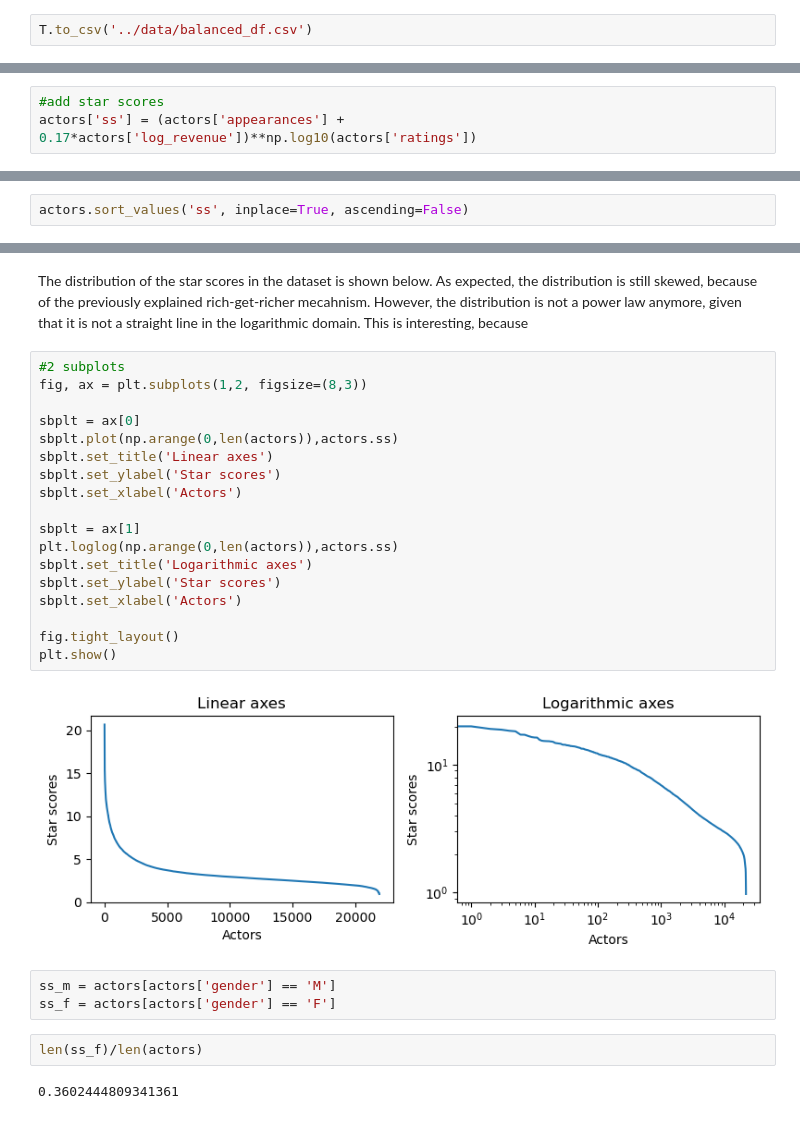
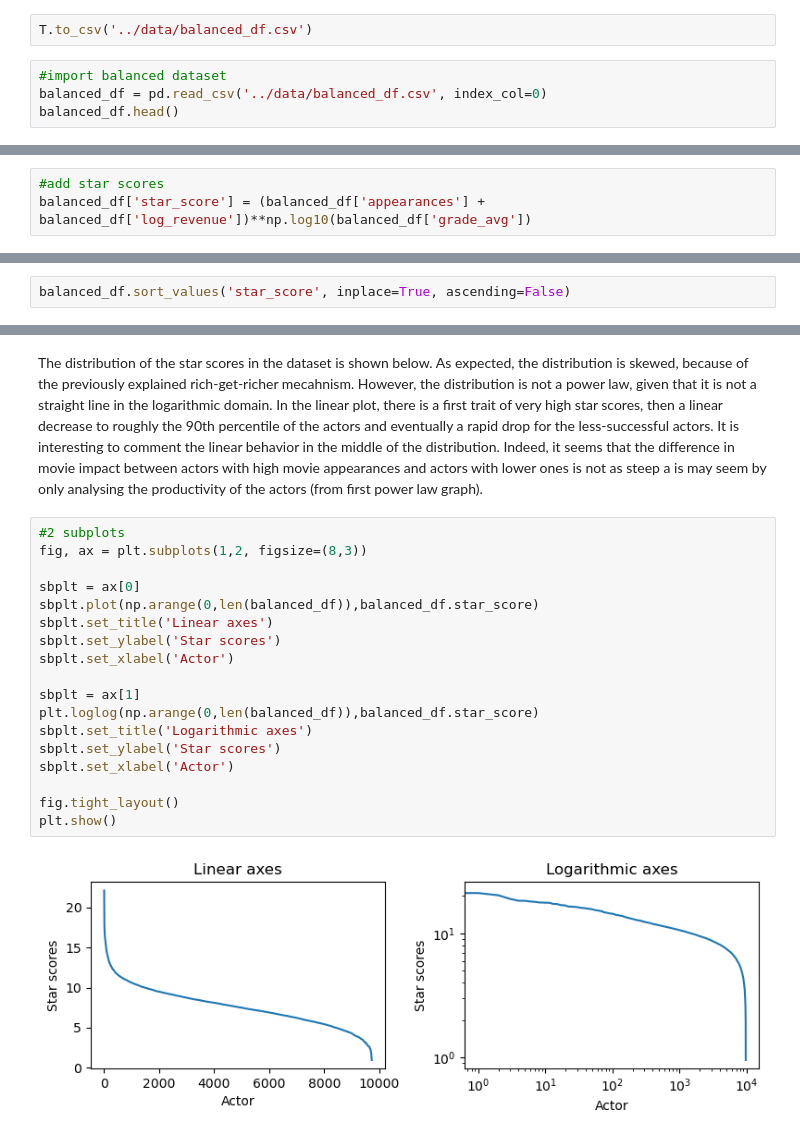
Before and after one commit to louisleger/ada-final-project, a Jupyter notebook: src/Observational_study.ipynb, the cells around one changed output, grey strips where cells are left out. Saved outputs shown, nothing was run; the diff lists cells and outputs as text.

```diff
--- a/src/Observational_study.ipynb
+++ b/src/Observational_study.ipynb
@@ -324,3 +290,7 @@ for i in range(len(count)):
     T = T.append(balanced_df)
 # %%
 T.to_csv('../data/balanced_df.csv')
+# %%
+#import balanced dataset
+balanced_df = pd.read_csv('../data/balanced_df.csv', index_col=0)
+balanced_df.head()
@@ -457,3 +356,3 @@ actors['log_revenue'] = actors['revenues'].apply('log')
 # %%
 #add star scores
-actors['ss'] = (actors['appearances'] + 0.17*actors['log_revenue'])**np.log10(actors['ratings'])
+balanced_df['star_score'] = (balanced_df['appearances'] + balanced_df['log_revenue'])**np.log10(balanced_df['grade_avg'])
@@ -467,2 +359,2 @@ actors.head(3)
 # %%
-actors.sort_values('ss', inplace=True, ascending=False)
+balanced_df.sort_values('star_score', inplace=True, ascending=False)
@@ -469,29 +368,23 @@ actors.sort_values('ss', inplace=True, ascending=False)
 # %% [markdown]
-The distribution of the star scores in the dataset is shown below. As expected, the distribution is still skewed, because of the previously explained rich-get-richer mecahnism. However, the distribution is not a power law anymore, given that it is not a straight line in the logarithmic domain. This is interesting, because
+The distribution of the star scores in the dataset is shown below. As expected, the distribution is  skewed, because of the previously explained rich-get-richer mecahnism. However, the distribution is not a power law, given that it is not a straight line in the logarithmic domain. In the linear plot, there is a first trait of very high star scores, then a linear decrease to roughly the 90th percentile of the actors and eventually a rapid drop for the less-successful actors.
+It is interesting to comment the linear behavior in the middle of the distribution. Indeed, it seems that the difference in movie impact between actors with high movie appearances and actors with lower ones is not as steep a is may seem by only analysing the productivity of the actors (from first power law graph).
 # %%
 #2 subplots
 fig, ax = plt.subplots(1,2, figsize=(8,3))
 
 sbplt = ax[0]
-sbplt.plot(np.arange(0,len(actors)),actors.ss)
+sbplt.plot(np.arange(0,len(balanced_df)),balanced_df.star_score)
 sbplt.set_title('Linear axes')
 sbplt.set_ylabel('Star scores')
-sbplt.set_xlabel('Actors')
+sbplt.set_xlabel('Actor')
 
 sbplt = ax[1]
-plt.loglog(np.arange(0,len(actors)),actors.ss)
+plt.loglog(np.arange(0,len(balanced_df)),balanced_df.star_score)
 sbplt.set_title('Logarithmic axes')
 sbplt.set_ylabel('Star scores')
-sbplt.set_xlabel('Actors')
+sbplt.set_xlabel('Actor')
 
 fig.tight_layout()
 plt.show()
 # %% [output]
-[figure, old version]
+[figure, new version]
-# %%
-ss_m = actors[actors['gender'] == 'M']
-ss_f = actors[actors['gender'] == 'F']
-# %%
-len(ss_f)/len(actors)
-# %% [output]
-0.3602444809341361
```
Also changed, not shown: parts of 25 cells of this notebook, 1 other file.
